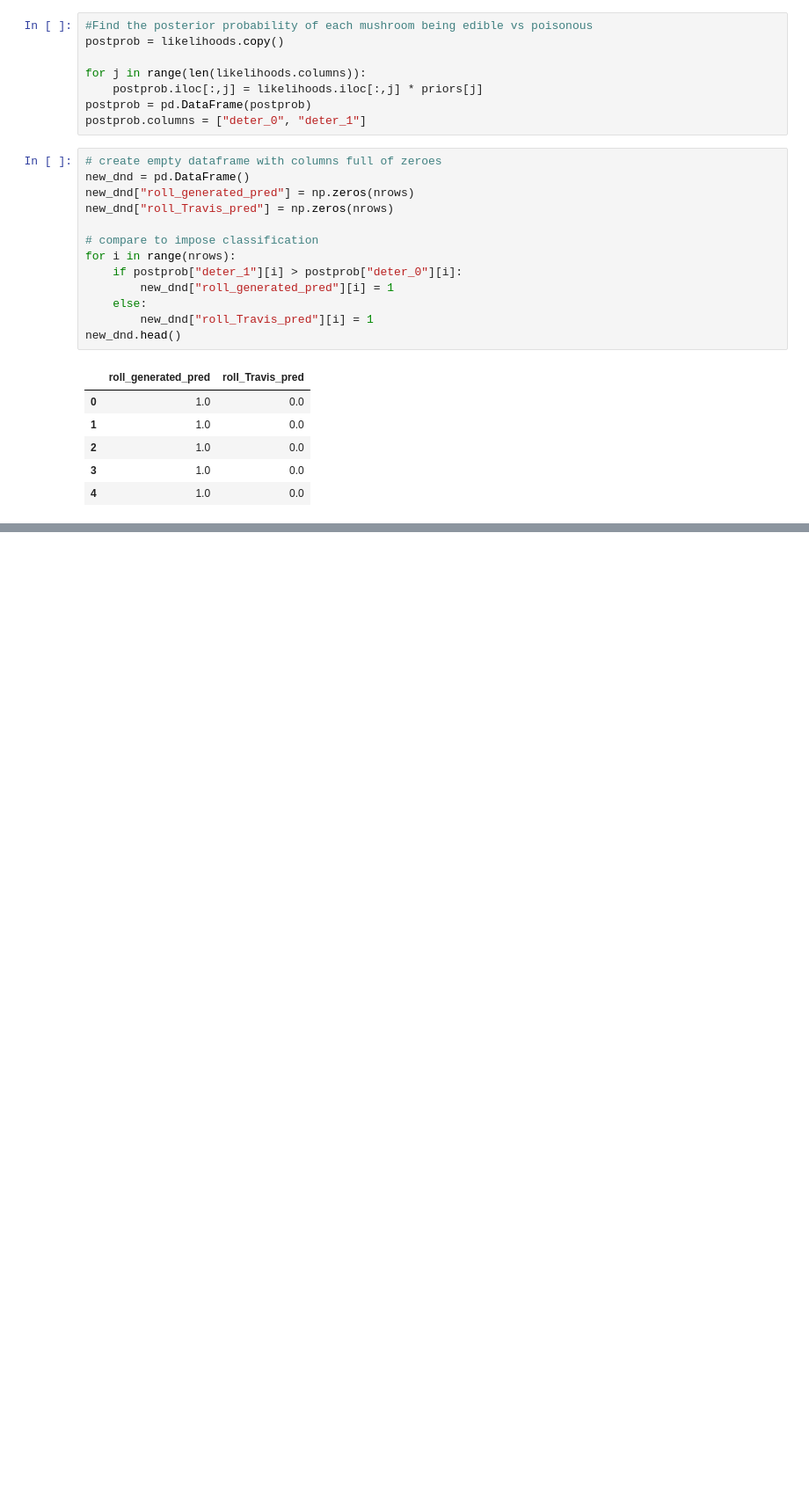
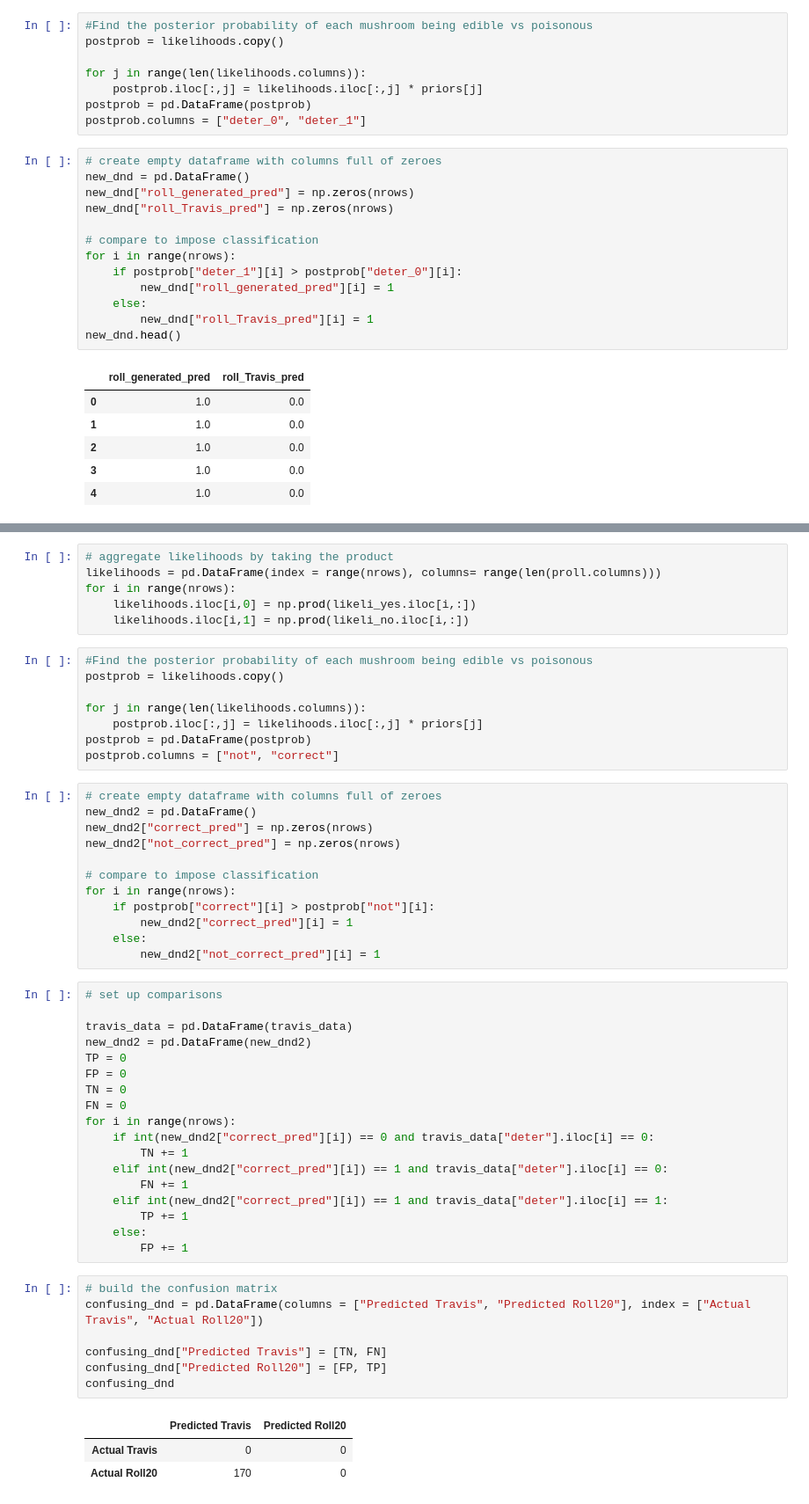
Before and after one commit to kipmccharen/Bayesian-Adventure-Zone, a Jupyter notebook: Naive_DnD.ipynb, the cells around one changed output, grey strips where cells are left out. Shown at 88% size. Drawn from its saved outputs; the diff is of its cells as text; blank space fills up the shorter version.

```diff
--- a/Naive_DnD.ipynb
+++ b/Naive_DnD.ipynb
@@ -243,0 +285,55 @@ confusing_dnd
+# %%
+# aggregate likelihoods by taking the product
+likelihoods = pd.DataFrame(index = range(nrows), columns= range(len(proll.columns)))
+for i in range(nrows):
+    likelihoods.iloc[i,0] = np.prod(likeli_yes.iloc[i,:])
+    likelihoods.iloc[i,1] = np.prod(likeli_no.iloc[i,:])
+# %%
+#Find the posterior probability of each mushroom being edible vs poisonous
+postprob = likelihoods.copy()
+
+for j in range(len(likelihoods.columns)):
+    postprob.iloc[:,j] = likelihoods.iloc[:,j] * priors[j]
+postprob = pd.DataFrame(postprob)
+postprob.columns = ["not", "correct"]
+# %%
+# create empty dataframe with columns full of zeroes
+new_dnd2 = pd.DataFrame()
+new_dnd2["correct_pred"] = np.zeros(nrows)
+new_dnd2["not_correct_pred"] = np.zeros(nrows)
+
+# compare to impose classification
+for i in range(nrows):
+    if postprob["correct"][i] > postprob["not"][i]:
+        new_dnd2["correct_pred"][i] = 1
+    else:
+        new_dnd2["not_correct_pred"][i] = 1
+# %%
+# set up comparisons
+
+travis_data = pd.DataFrame(travis_data)
+new_dnd2 = pd.DataFrame(new_dnd2)
+TP = 0
+FP = 0
+TN = 0
+FN = 0
+for i in range(nrows):
+    if int(new_dnd2["correct_pred"][i]) == 0 and travis_data["deter"].iloc[i] == 0:
+        TN += 1
+    elif int(new_dnd2["correct_pred"][i]) == 1 and travis_data["deter"].iloc[i] == 0:
+        FN += 1
+    elif int(new_dnd2["correct_pred"][i]) == 1 and travis_data["deter"].iloc[i] == 1:
+        TP += 1
+    else:
+        FP += 1
+# %%
+# build the confusion matrix
+confusing_dnd = pd.DataFrame(columns = ["Predicted Travis", "Predicted Roll20"], index = ["Actual Travis", "Actual Roll20"])
+
+confusing_dnd["Predicted Travis"] = [TN, FN]
+confusing_dnd["Predicted Roll20"] = [FP, TP]
+confusing_dnd
+# %% [output]
+|  | Predicted Travis | Predicted Roll20 |
+| Actual Travis | 0 | 0 |
+| Actual Roll20 | 170 | 0 |
```
Also changed, not shown: parts of 8 cells of this notebook.
